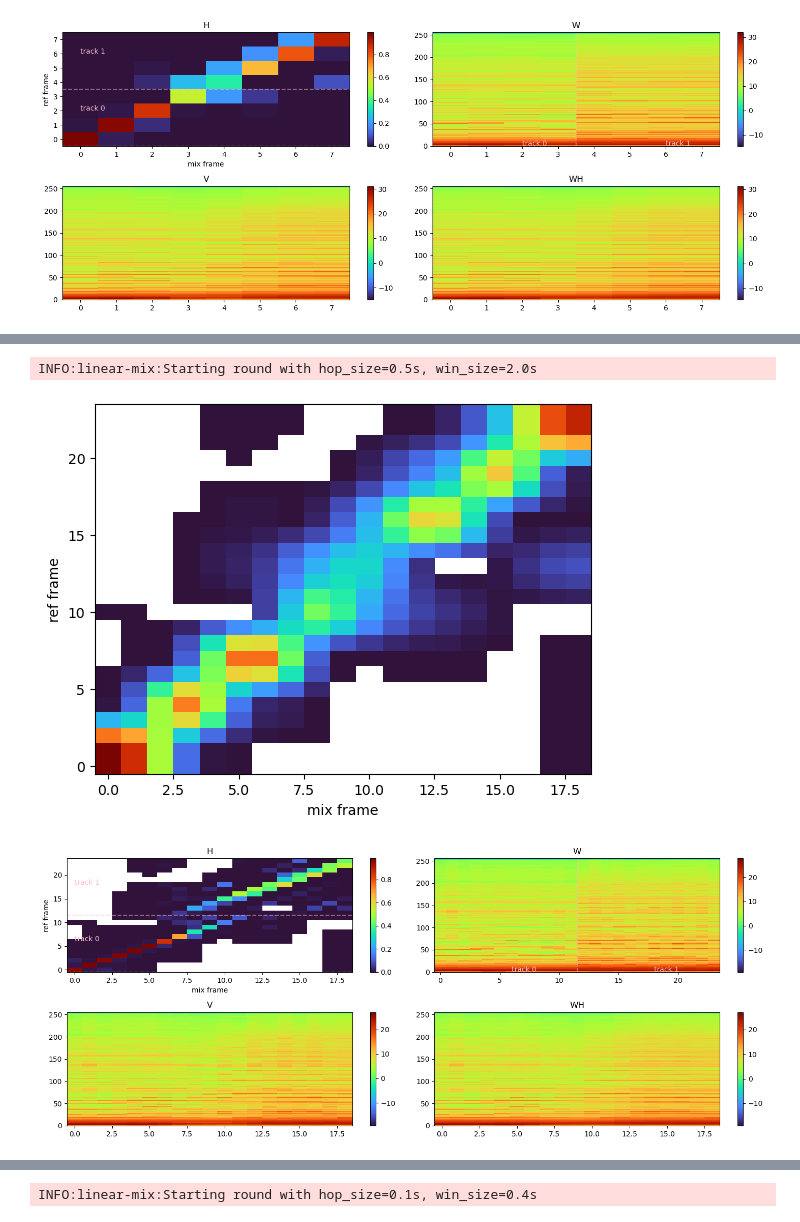
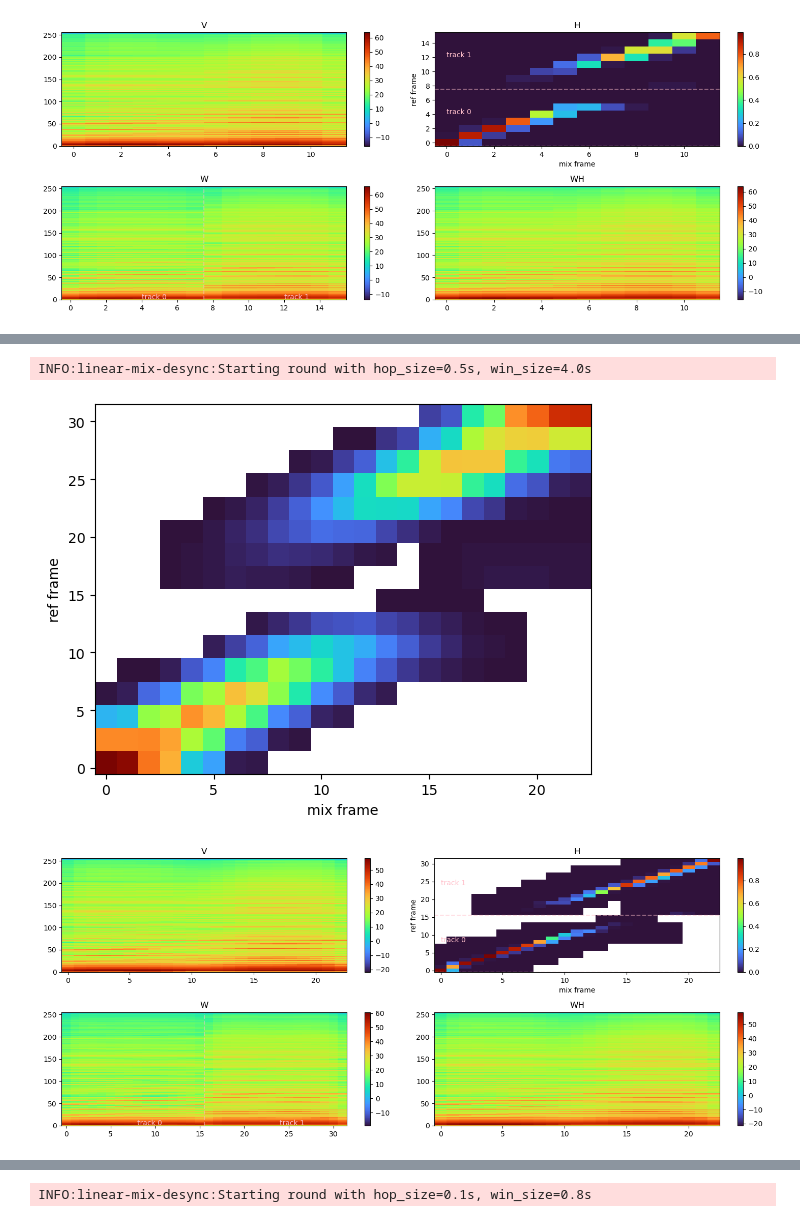
Before and after one commit to etiandre/reverse-dj-mix, a Jupyter notebook: nmf/test-nmf.ipynb, the cells around one changed output, grey strips where cells are left out. Saved outputs shown, nothing was run; the diff lists cells and outputs as text; code cells hidden in the pictures.

```diff
--- a/nmf/test-nmf.ipynb
+++ b/nmf/test-nmf.ipynb
@@ -21,12 +22,12 @@ import carve
 # %%
 # dataset = UnmixDB(
-    # "/data2/anasynth_nonbp/schwarz/abc-dj/data/unmixdb-zenodo/"
+#     "/data2/anasynth_nonbp/schwarz/abc-dj/data/unmixdb-zenodo/"
 # )  # inverno
 # dataset = UnmixDB("/data2/anasynth_nonbp/andre/unmixdb-zenodo") # guqin
 dataset = SyntheticDB()
 FS = 22050
 # mix = dataset.mixes[4]
-mix = dataset.mixes[0]
+mix = dataset.mixes[1]
 logger = logging.getLogger(mix.name)
 logging.basicConfig()
 logger.setLevel(logging.DEBUG)
@@ -38,21 +39,25 @@ INFO:linear-mix:linear-mix
 # %%
 hops = [1, 0.5, 0.1]
-overlap = 4
+overlap = 8
 nmels = 256
-low_power_threshold = 0.1
-spec_power = 1
+low_power_threshold = 0.01
+spec_power = 2
 learners: list[activation_learner.ActivationLearner] = []
 
 for hop_size in hops:
     win_size = hop_size * overlap
-    divergence = pytorch_nmf.BetaDivergence(1)
-    penalties = [
-        # (pytorch_nmf.L2(), 1e-1),
-        # (pytorch_nmf.SmoothDiago(), 0.0638),
-        # (pytorch_nmf.SmoothOverCol(), 0.00034),
-        # (pytorch_nmf.SmoothOverRow(), 0.00171),
-        # (pytorch_nmf.Lineness(), 0.00024),
-    ]
+    divergence = pytorch_nmf.BetaDivergence(0)
+    penalties = (
+        [
+            # (pytorch_nmf.L1(), 1e-1),
+            # (pytorch_nmf.SmoothDiago(), 0.0638),
+            # (pytorch_nmf.SmoothOverCol(), 0.00034),
+            # (pytorch_nmf.SmoothOverRow(), 0.00171),
+            # (pytorch_nmf.Lineness(), 1e8),
+        ]
+        if hop_size == hops[-1]
+        else []
+    )
 
     logger.info(f"Starting round with {hop_size=}s, {win_size=}s")
 
@@ -67,19 +72,30 @@ for hop_size in hops:
         low_power_threshold=low_power_threshold,
         use_gpu=USE_GPU,
         spec_power=spec_power,
-        stft_win_func="blackman",
+        stft_win_func="barthann",
     )
 
     # carve and resize H from previous round
     if len(learners) > 0:
-        new_H = carve.resize_then_carve(learners[-1].H, learner.H.shape, 1e-3, 3)
+        new_H = carve.resize_then_carve(
+            learners[-1].H,
+            learner.H.shape,
+            learners[-1].split_idx,
+            1e-3,
+            3,
+            diag_size=2,
+            max_slope=2,
+            n_filters=7,
+        )
         plt.figure("H after resizing and carving")
         plot.plot_H(new_H.cpu().detach().numpy())
         plt.show()
 
         learner.H = new_H
 
-    loss_history = learner.fit(2000)
+    loss_history = learner.fit(2000, dloss_min=1e-8)
+
+    torch.save(learner.H, f"H_{hop_size:.2f}.torch")
     plot.plot_nmf(learner)
     plt.show()
     fig = plt.figure()
@@ -92 +108 @@ INFO:linear-mix:Starting round with hop_size=1s, win_size=4s
-[figure, old version]
+[figure, new version]
@@ -94,3 +110,3 @@ INFO:linear-mix:Starting round with hop_size=1s, win_size=4s
-INFO:linear-mix:Starting round with hop_size=0.5s, win_size=2.0s
+INFO:linear-mix-desync:Starting round with hop_size=0.5s, win_size=4.0s
-[figure, old version]
+[figure, new version]
-[figure, old version]
+[figure, new version]
@@ -98 +114 @@ INFO:linear-mix:Starting round with hop_size=0.5s, win_size=2.0s
-INFO:linear-mix:Starting round with hop_size=0.1s, win_size=0.4s
+INFO:linear-mix-desync:Starting round with hop_size=0.1s, win_size=0.8s
```
Also changed, not shown: parts of 6 cells of this notebook, 7 other files.
